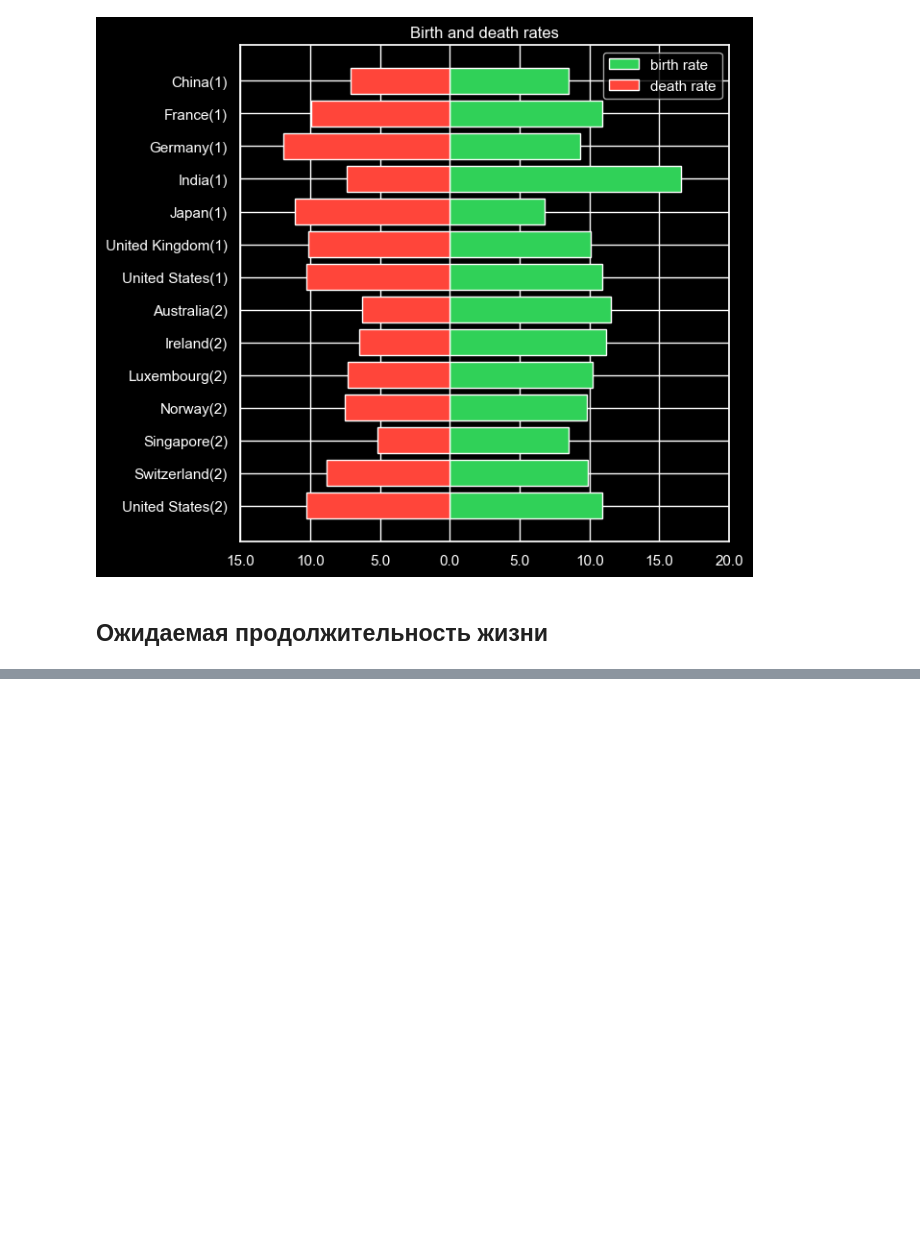
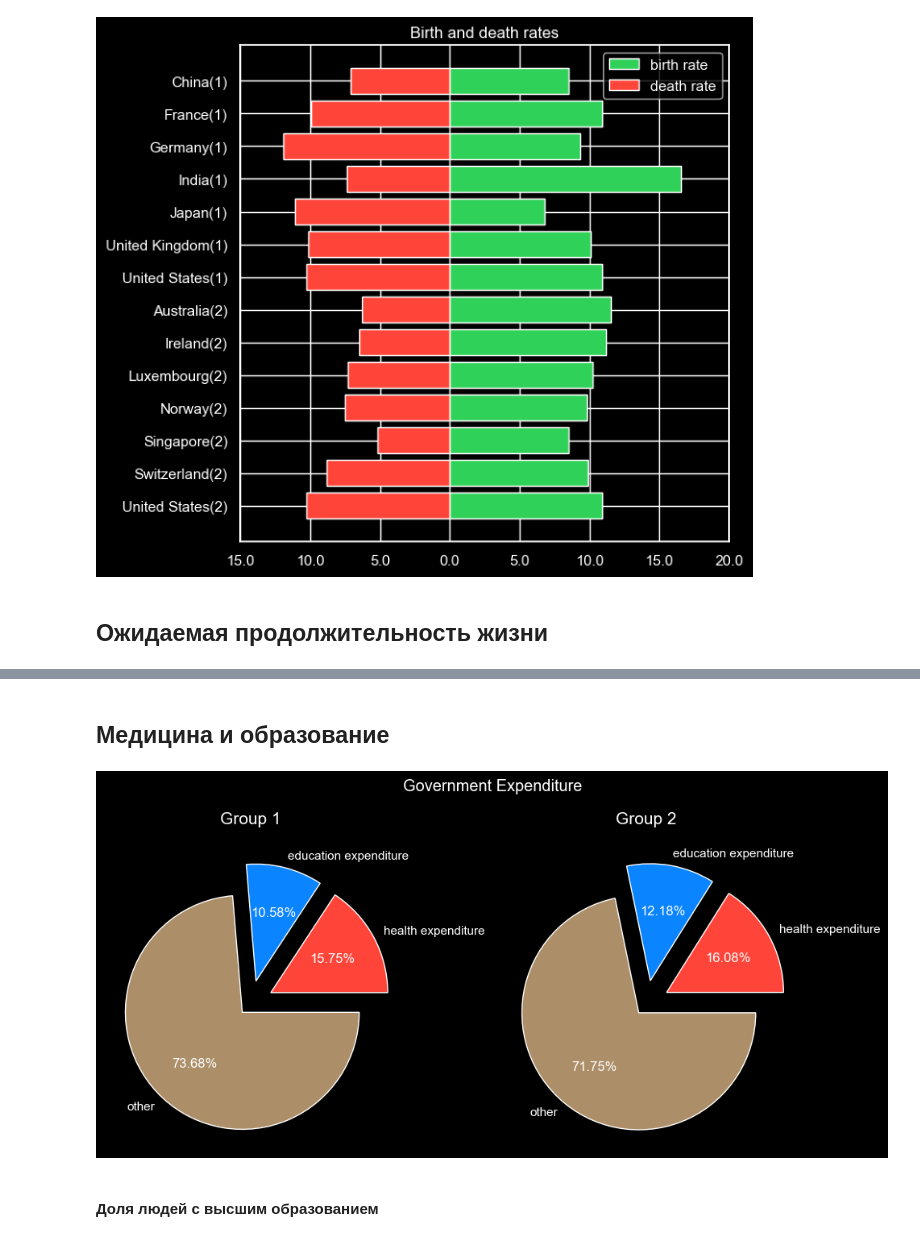
Before and after one commit to XTerris/economic_analysis, a Jupyter notebook: main.ipynb, the cells around one changed output, grey strips where cells are left out. Cells and saved outputs as stored; diff of their text form; code cells hidden in the pictures; blank space fills up the shorter version.

```diff
--- a/main.ipynb
+++ b/main.ipynb
@@ -954,0 +944,49 @@ plt.show()
+# %% [markdown]
+## Медицина и образование
+# %%
+# извлекаем нужные данные и представляем в удобном виде
+expenditure_data = (
+    df[df["date"] == end_year][
+        ["country", "health expenditure", "education expenditure", "group"]
+    ]
+    .sort_values(["group", "country"])
+    .groupby(["group"])
+    .aggregate({"health expenditure": "mean", "education expenditure": "mean"})
+    .reset_index()
+    .set_index("group")
+    .transpose()  # можно обращаться по номеру группы как по индексу (1 или 2)
+)
+
+fig = plt.figure("Expenditure", (10, 5))
+
+for i in range(2):
+    values = expenditure_data[i + 1].to_list()
+    labels = expenditure_data.index.to_list()
+
+    values.append(100 - sum(values))
+    labels.append("other")
+
+    axis = plt.subplot(1, 2, i + 1)
+
+    axis.pie(
+        x=values,
+        labels=labels,
+        explode=[0.2, 0.2, 0.1], autopct="%.2f%%",
+        colors=[
+            my_colors['red'],
+            my_colors['blue'],
+            my_colors['brown']
+        ]
+    )
+    axis.set_title(f"Group {i + 1}", fontdict={'fontsize': 15}, pad=30)
+
+
+fig.suptitle("Government Expenditure")
+plt.tight_layout()
+if save_plots_to_file:
+    plt.savefig("pics/expenditure.png", transparent=True)
+plt.show()
+# %% [output]
+[figure, added]
+# %% [markdown]
+#### Доля людей с высшим образованием
```
Also changed, not shown: parts of 31 cells of this notebook, 6 other files.
